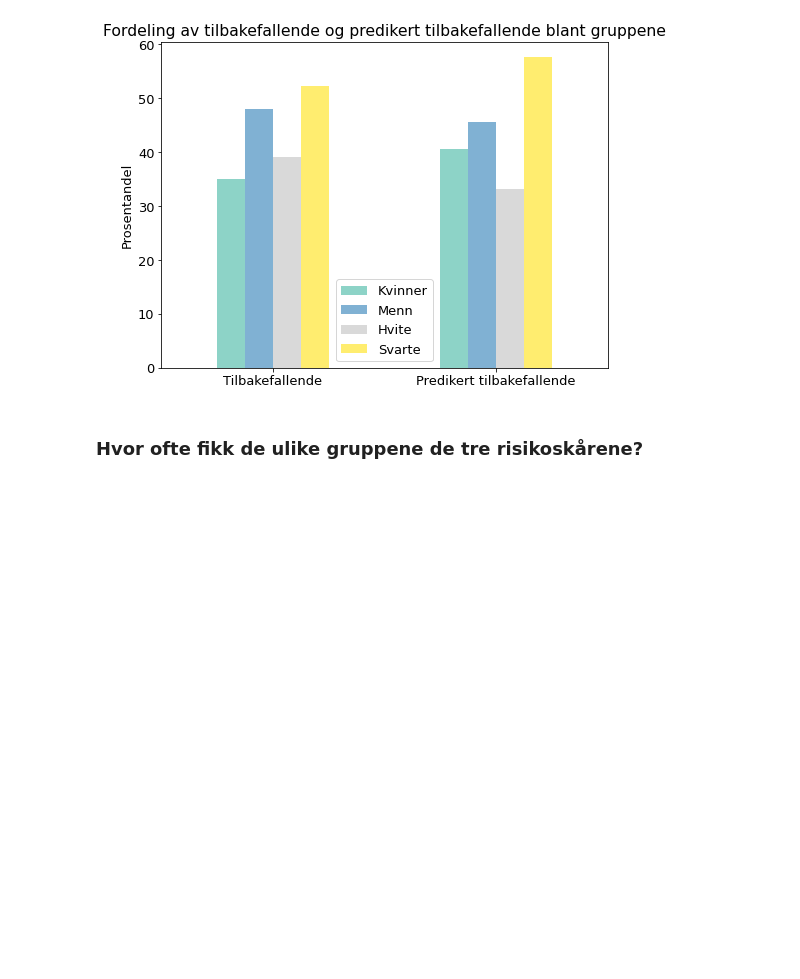
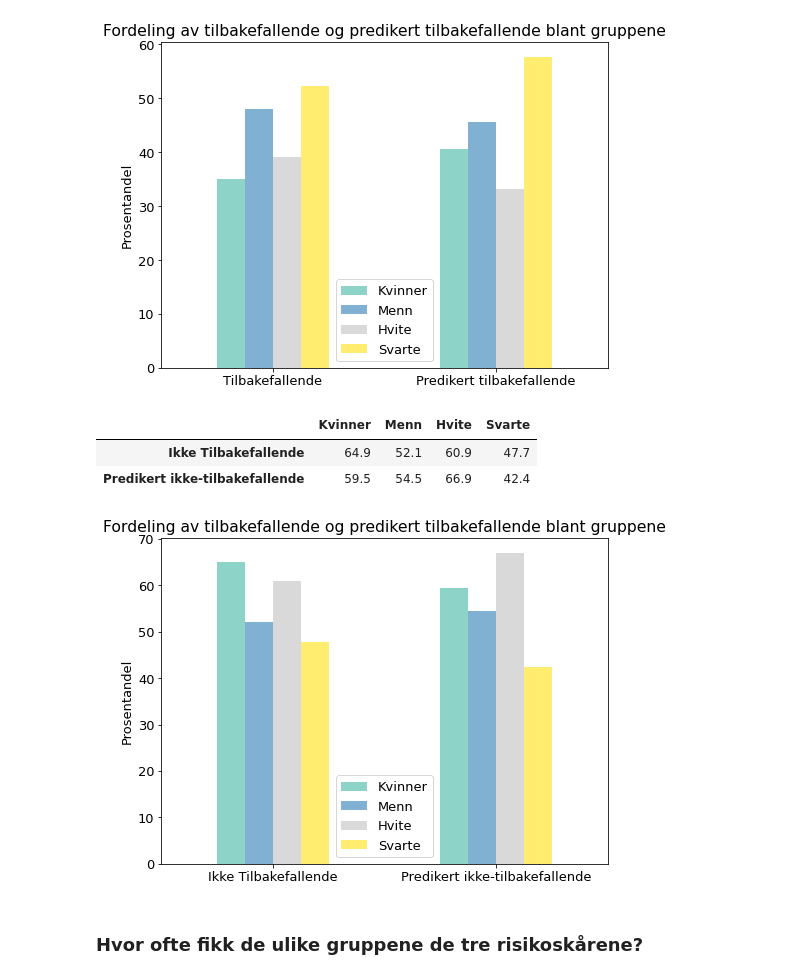
Before and after one commit to GullaTorvund/Prosjekt-1---HON2200, a Jupyter notebook: Notebooks/1a.ipynb, the cells around one changed output. Drawn from its saved outputs; the diff is of its cells as text; code cells hidden in the pictures; blank space fills up the shorter version.

```diff
--- a/Notebooks/1a.ipynb
+++ b/Notebooks/1a.ipynb
@@ -89,6 +89,18 @@ barplott(resid_predresid, gruppe, gruppenavn, resid_predresid_navn, tittel1)
 | Tilbakefallende | 35.1 | 47.9 | 39.1 | 52.3 |
 | Predikert tilbakefallende | 40.5 | 45.5 | 33.1 | 57.6 |
 [figure]
+# %%
+ikke_resid_predresid = [~df.tilbakefall, ~df.predikert_tilbakefall]
+gruppe = [df.kvinne, ~df.kvinne, df.hvit, df.svart]
+gruppenavn = ['Kvinner', 'Menn', 'Hvite', 'Svarte']
+ikke_resid_predresid_navn = ['Ikke Tilbakefallende', 'Predikert ikke-tilbakefallende']
+tittelx = 'Fordeling av ikke tilbakefallende og predikert ikke  tilbakefallende blant gruppene'
+barplott(ikke_resid_predresid, gruppe, gruppenavn, ikke_resid_predresid_navn, tittel1)
+# %% [output]
+|  | Kvinner | Menn | Hvite | Svarte |
+| Ikke Tilbakefallende | 64.9 | 52.1 | 60.9 | 47.7 |
+| Predikert ikke-tilbakefallende | 59.5 | 54.5 | 66.9 | 42.4 |
+[figure, added]
 # %% [markdown]
 
 ### Hvor ofte fikk de ulike gruppene de tre risikoskårene?
```
